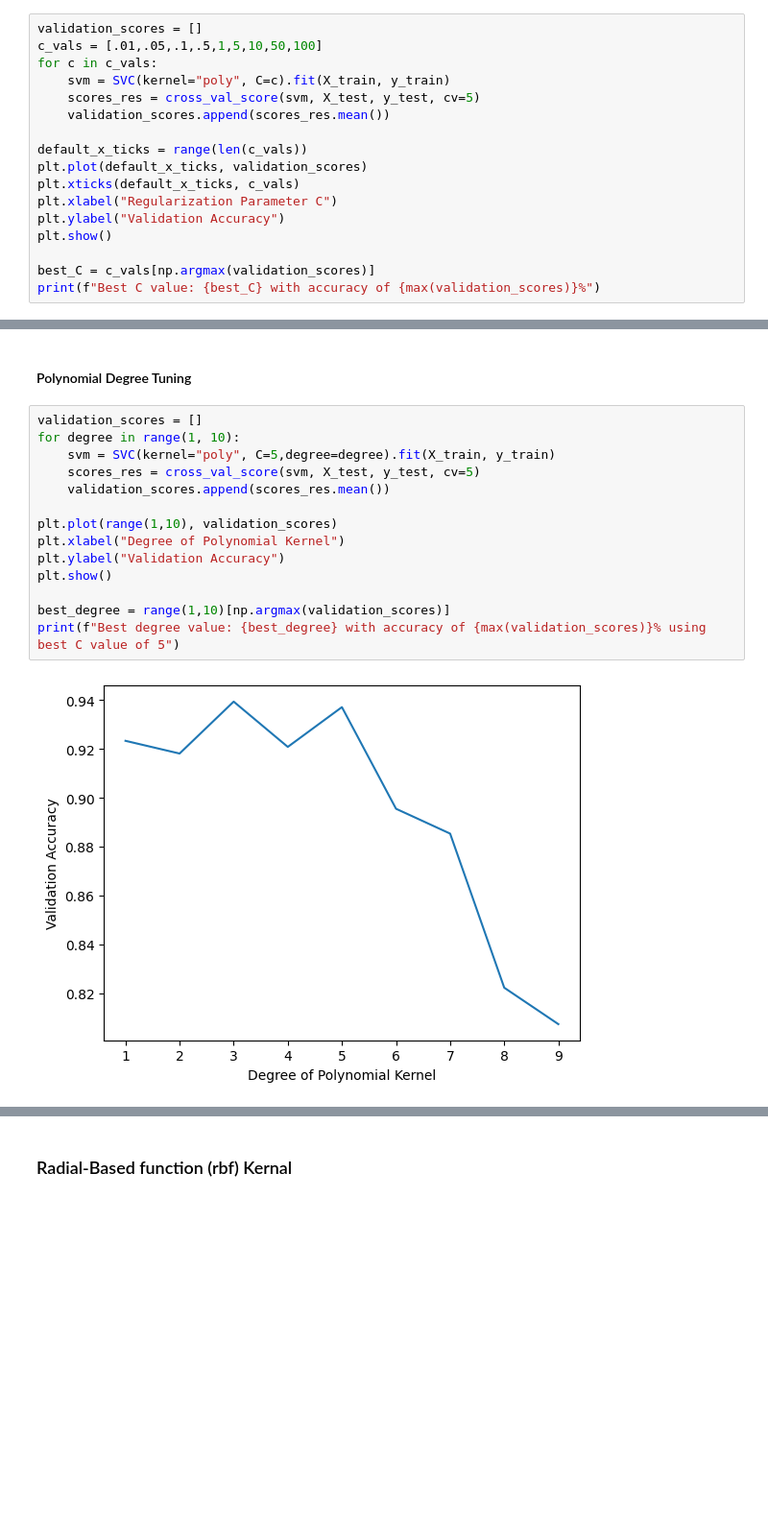
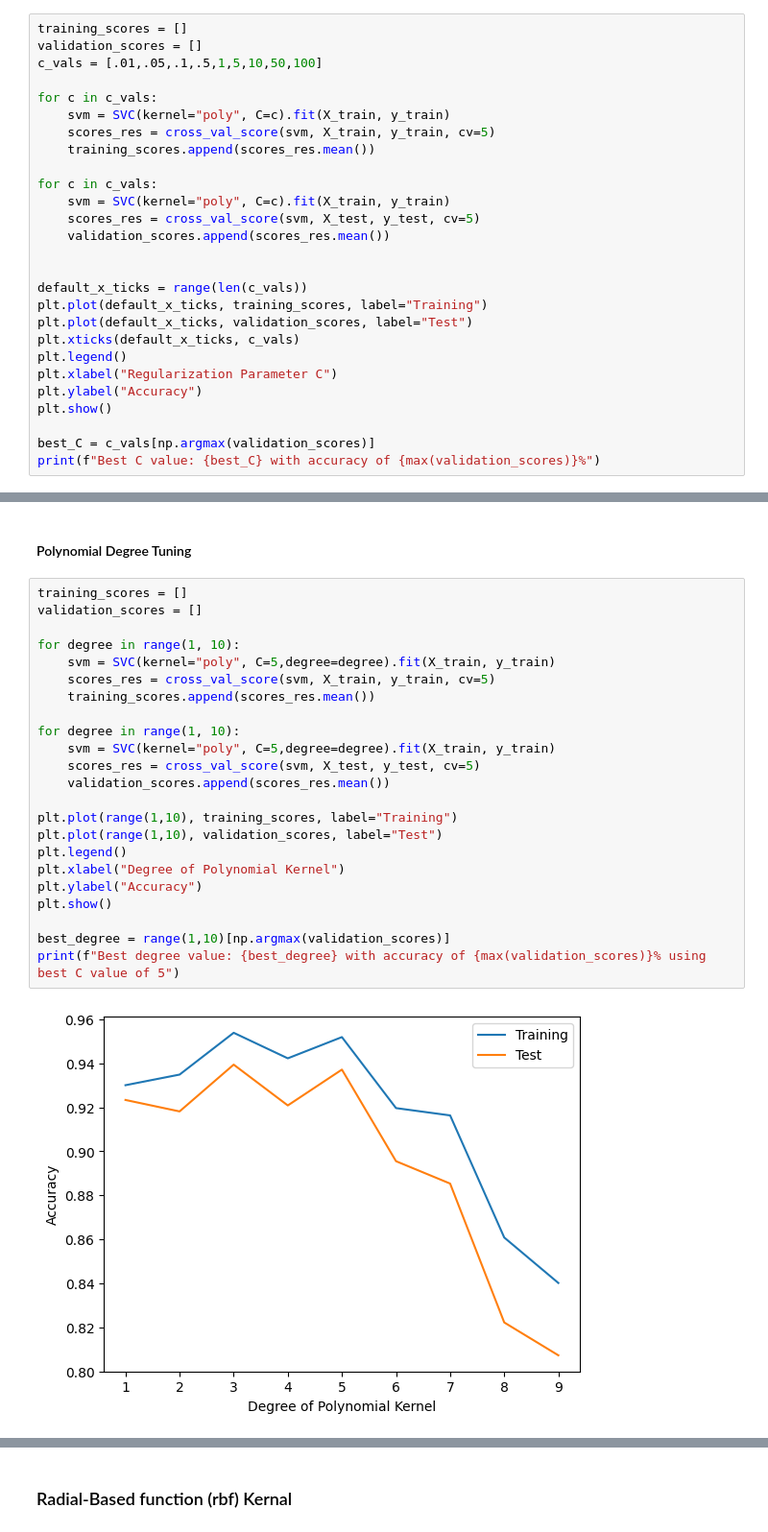
Before and after one commit to rakeebh7233/phishing-prediction, a Jupyter notebook: SVM.ipynb, the cells around one changed output, grey strips where cells are left out. Shown at 96% size. Cells and saved outputs as stored; diff of their text form; blank space fills up the shorter version.

```diff
--- a/SVM.ipynb
+++ b/SVM.ipynb
@@ -91,18 +91,28 @@ print(f"Accuracy for SVM with polynomial function kernel and C=1 using cross val
 Accuracy for SVM with polynomial function kernel and C=1: 0.9466304839439168%
 Accuracy for SVM with polynomial function kernel and C=1 using cross validation: 0.9335184191016694%
 # %%
+training_scores = []
 validation_scores = []
 c_vals = [.01,.05,.1,.5,1,5,10,50,100]
+
+for c in c_vals:
+    svm = SVC(kernel="poly", C=c).fit(X_train, y_train)
+    scores_res = cross_val_score(svm, X_train, y_train, cv=5)
+    training_scores.append(scores_res.mean())
+
 for c in c_vals:
     svm = SVC(kernel="poly", C=c).fit(X_train, y_train)
     scores_res = cross_val_score(svm, X_test, y_test, cv=5)
     validation_scores.append(scores_res.mean())
 
+
 default_x_ticks = range(len(c_vals))
-plt.plot(default_x_ticks, validation_scores)
+plt.plot(default_x_ticks, training_scores, label="Training")
+plt.plot(default_x_ticks, validation_scores, label="Test")
 plt.xticks(default_x_ticks, c_vals)
+plt.legend()
 plt.xlabel("Regularization Parameter C")
-plt.ylabel("Validation Accuracy")
+plt.ylabel("Accuracy")
 plt.show()
 
 best_C = c_vals[np.argmax(validation_scores)]
@@ -115,21 +125,30 @@ Tuning the regularization parameter for the polynomial kernal seemed to have lar
 # %% [markdown]
 #### Polynomial Degree Tuning
 # %%
+training_scores = []
 validation_scores = []
+
+for degree in range(1, 10):
+    svm = SVC(kernel="poly", C=5,degree=degree).fit(X_train, y_train)
+    scores_res = cross_val_score(svm, X_train, y_train, cv=5)
+    training_scores.append(scores_res.mean())
+
 for degree in range(1, 10):
     svm = SVC(kernel="poly", C=5,degree=degree).fit(X_train, y_train)
     scores_res = cross_val_score(svm, X_test, y_test, cv=5)
     validation_scores.append(scores_res.mean())
 
-plt.plot(range(1,10), validation_scores)
+plt.plot(range(1,10), training_scores, label="Training")
+plt.plot(range(1,10), validation_scores, label="Test")
+plt.legend()
 plt.xlabel("Degree of Polynomial Kernel")
-plt.ylabel("Validation Accuracy")
+plt.ylabel("Accuracy")
 plt.show()
 
 best_degree = range(1,10)[np.argmax(validation_scores)]
 print(f"Best degree value: {best_degree} with accuracy of {max(validation_scores)}% using best C value of 5")
 # %% [output]
-[figure, old version]
+[figure, new version]
 Best degree value: 3 with accuracy of 0.9393971930362758% using best C value of 5
 # %% [markdown]
 ### Radial-Based function (rbf) Kernal
```
Also changed, not shown: parts of 2 cells of this notebook, 2 other files.
